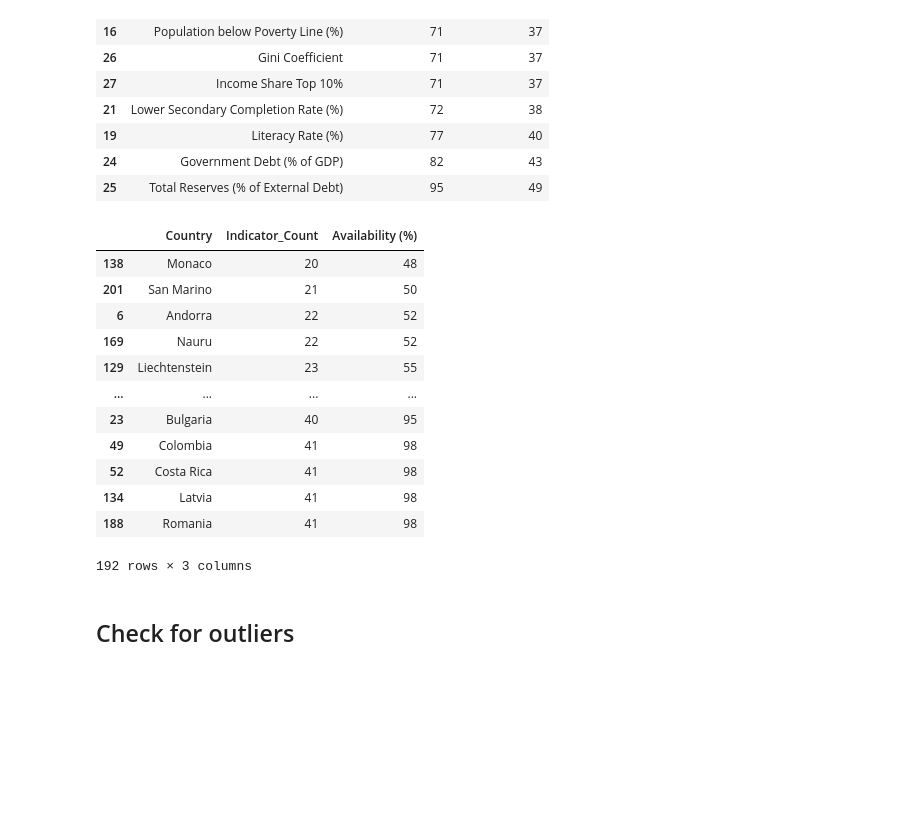
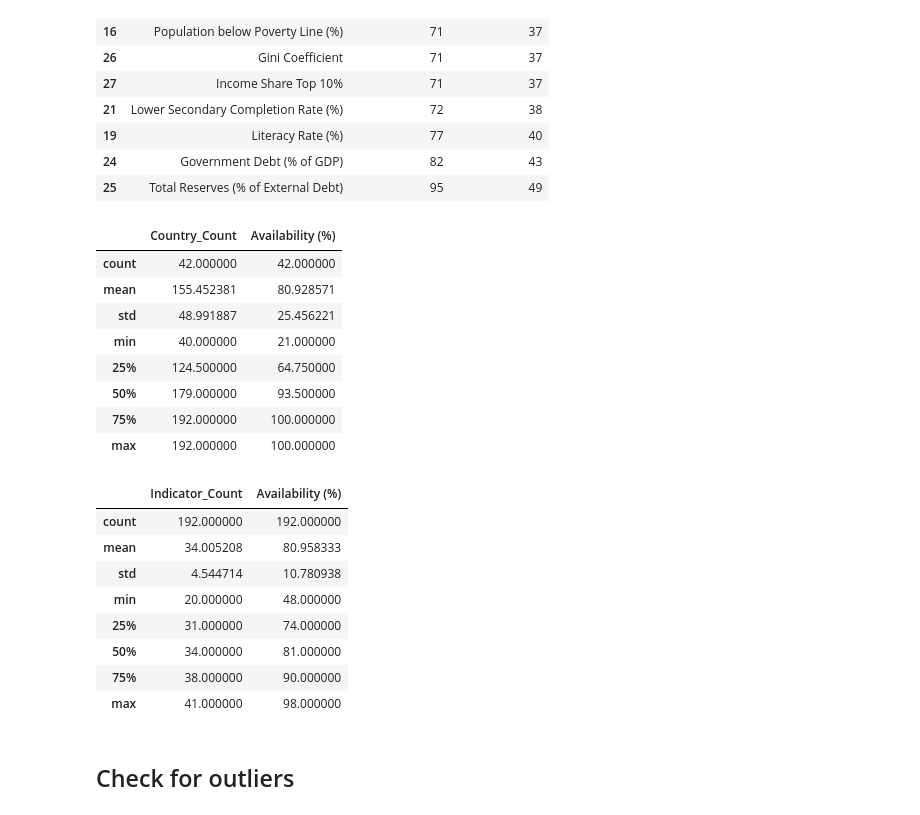
Before and after one commit to arth3mis/global-societal-endangerment-index, a Jupyter notebook: 2.2_data_selection.ipynb, the cells around one changed output. Cells and saved outputs as stored; diff of their text form; code cells hidden in the pictures; blank space fills up the shorter version.

Commit message:
Calculate availability percentages and percentiles

```diff
--- a/2.2_data_selection.ipynb
+++ b/2.2_data_selection.ipynb
@@ -140,23 +140,34 @@ check_availability_per_indicator(df, 50, un_members['Country'])
 | 19 | Literacy Rate (%) | 77 | 40 |
 | 24 | Government Debt (% of GDP) | 82 | 43 |
 | 25 | Total Reserves (% of External Debt) | 95 | 49 |
+# %%
+# check percentiles for per-indicator availability
+cai = check_availability_per_indicator(df, 100, un_members['Country'])
+cai.describe()
+# %% [output]
+|  | Country_Count | Availability (%) |
+| count | 42.000000 | 42.000000 |
+| mean | 155.452381 | 80.928571 |
+| std | 48.991887 | 25.456221 |
+| min | 40.000000 | 21.000000 |
+| 25% | 124.500000 | 64.750000 |
+| 50% | 179.000000 | 93.500000 |
+| 75% | 192.000000 | 100.000000 |
+| max | 192.000000 | 100.000000 |
 # %%
 # check availability of indicators for each country in un_members
-check_availability_per_country(df, 100, un_members['Country'])
+cac = check_availability_per_country(df, 100, un_members['Country'])
+cac.describe()
 # %% [output]
-|  | Country | Indicator_Count | Availability (%) |
-| 138 | Monaco | 20 | 48 |
-| 201 | San Marino | 21 | 50 |
-| 6 | Andorra | 22 | 52 |
-| 169 | Nauru | 22 | 52 |
-| 129 | Liechtenstein | 23 | 55 |
-| ... | ... | ... | ... |
-| 23 | Bulgaria | 40 | 95 |
-| 49 | Colombia | 41 | 98 |
-| 52 | Costa Rica | 41 | 98 |
-| 134 | Latvia | 41 | 98 |
-| 188 | Romania | 41 | 98 |
+|  | Indicator_Count | Availability (%) |
+| count | 192.000000 | 192.000000 |
+| mean | 34.005208 | 80.958333 |
+| std | 4.544714 | 10.780938 |
+| min | 20.000000 | 48.000000 |
+| 25% | 31.000000 | 74.000000 |
+| 50% | 34.000000 | 81.000000 |
+| 75% | 38.000000 | 90.000000 |
+| max | 41.000000 | 98.000000 |
-192 rows × 3 columns
 # %% [markdown]
 ## Check for outliers
 # %%
```
Also changed, not shown: parts of 6 cells of this notebook, 1 other file.
